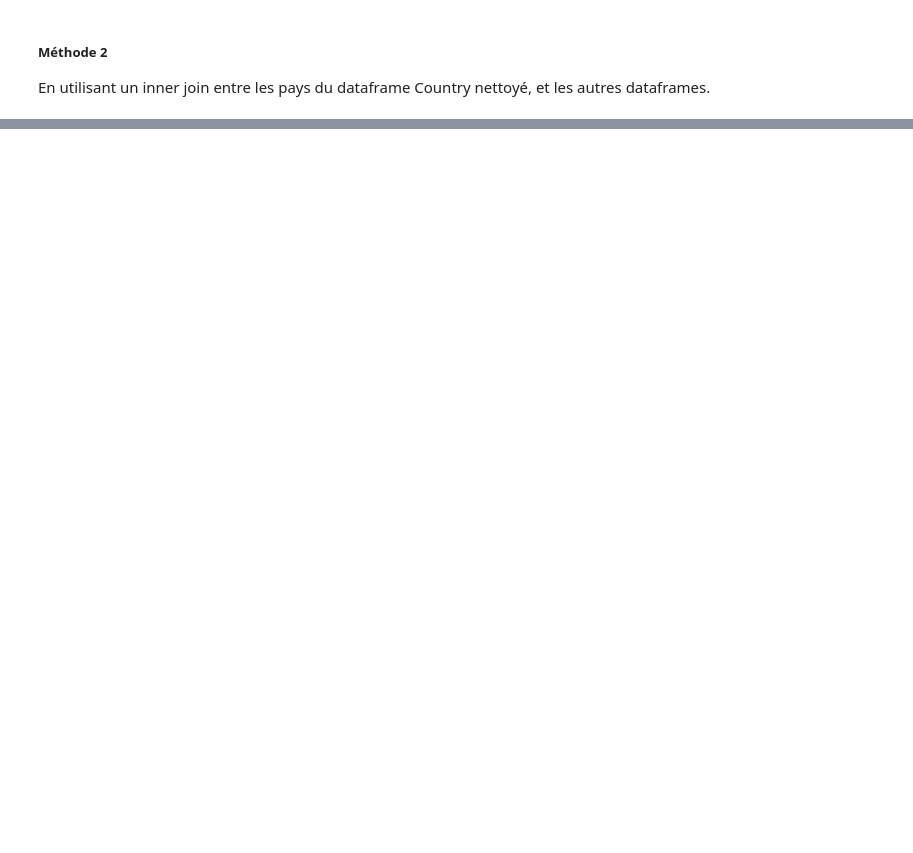
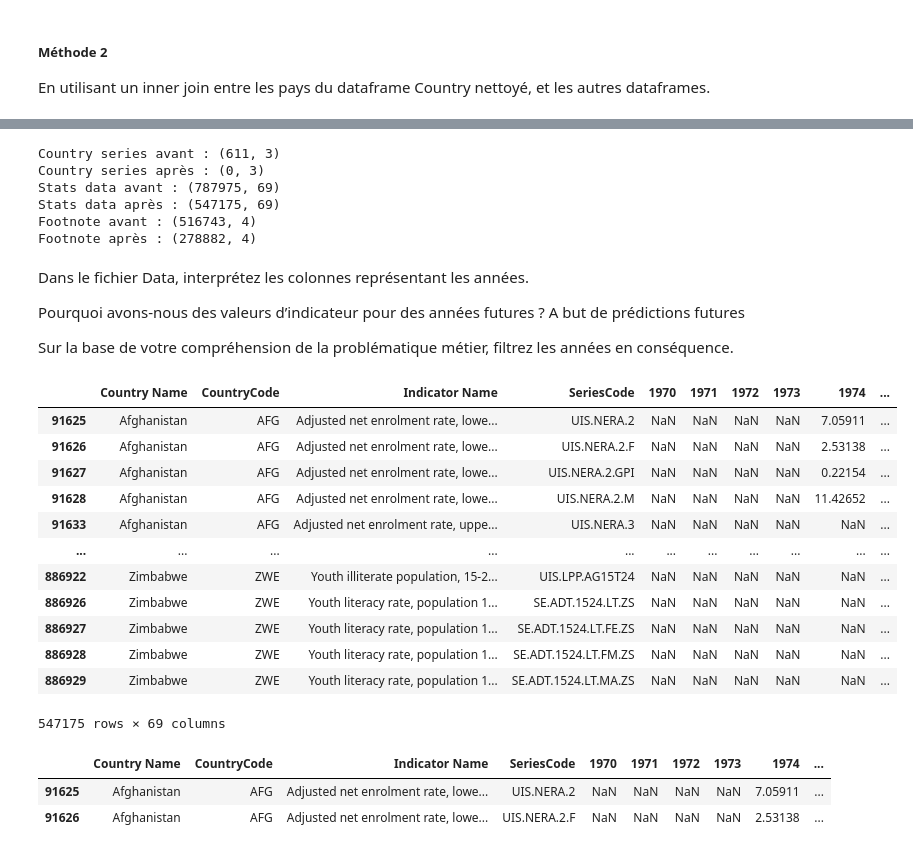
Before and after one commit to AunCly/p2_analyze_educational_data, a Jupyter notebook: p2.ipynb, the cells around one changed output, grey strips where cells are left out. Saved outputs shown, nothing was run; the diff lists cells and outputs as text; code cells hidden in the pictures; blank space fills up the shorter version.

Commit message:
fix filters for part one + part two

```diff
--- a/p2.ipynb
+++ b/p2.ipynb
@@ -141,6 +263,7 @@ countries_cleaned = imported_countries[ ~ imported_countries['Region'].isnull()]
 En stockant les faux pays dans une liste qui sera utilisée pour le filtrage des différents dataframes.
 # %%
 # On enregistre les pays a supprimer
+print(f'Nombre de pays total : {imported_countries.shape[0]}')
 countries_to_remove = imported_countries[imported_countries['Region'].isnull()]
 print(f'Country a supprimer : {countries_to_remove.shape[0]}')
 print(f'Country restant : {imported_countries.shape[0] - countries_to_remove.shape[0]}')
@@ -152,10 +275,10 @@ print(f'Country series après : {method_one_country_series_filtered.shape}')
 
 # On supprime les stats data qui on un Indicator Code qui n'est pas dans les SeriesCode des country_series_filtered
 print(f'Stats data avant : {imported_data.shape}')
-method_one_stats_filtered = imported_data[imported_data['SeriesCode'].isin(method_one_country_series_filtered['SeriesCode'])]
+method_one_stats_filtered = imported_data[ ~ imported_data['CountryCode'].isin(countries_to_remove['CountryCode'])]
 print(f'Stats data après : {method_one_stats_filtered.shape}')
 
 # On supprime les footnote qui on un SeriesCode qui n'est pas dans les SeriesCode des country_series_filtered
 print(f'Footnote avant : {imported_footnote.shape}')
-method_one_footnote_filtered = imported_footnote[imported_footnote['SeriesCode'].isin(method_one_country_series_filtered['SeriesCode'])]
+method_one_footnote_filtered = imported_footnote[ ~ imported_footnote['CountryCode'].isin(countries_to_remove['CountryCode'])]
 print(f'Footnote après : {method_one_footnote_filtered.shape}')
@@ -171,10 +304,10 @@ print(f'Country series avant : {method_two_country_series_fitered.shape}')
 
 # On joint a le df method_two_country_series_fitered au df stats en inner pour s'assurer de ne garder que les stats qui ont un SeriesCode qui est présent dans les SeriesCode de notre df method_two_country_series_fitered
 print(f'Stats data avant : {imported_data.shape}')
-method_one_stats_filtered = imported_data.merge(method_two_country_series_fitered, how='inner')
+method_two_stats_filtered = imported_data.merge(method_two_country_series_fitered, how='inner')
 print(f'Stats data après : {method_one_stats_filtered.shape}')
 
 # On joint
 print(f'Footnote avant : {imported_footnote.shape}')
-method_one_footnote_filtered = imported_footnote.merge(method_two_country_series_fitered, how='inner')
+method_two_footnote_filtered = imported_footnote.merge(method_two_country_series_fitered, how='inner')
 print(f'Footnote après : {method_one_footnote_filtered.shape}')
@@ -180,0 +356,11 @@ print(f'Footnote après : {method_one_footnote_filtered.shape}')
+# %%
+# Gardez les catégories qui font sens par rapport à la demande de Mark et l’objectif du projet et supprimez les autres.
+# significant_topics = ['']
+significant_topics = ['Learning Outcomes', 'Attainment', 'Secondary', 'Tertiary', 'Teachers', 'Literacy', 'Infrastructure', 'Population']
+significative_series = imported_series[imported_series['Topic'].isin(significant_topics)]
+
+# Calculez le nombre d’indicateurs restants.
+print(f'Indicateurs avant filtrage : {imported_series.shape}')
+print(f'Indicateurs après filtrage : {significative_series.shape}')
+
+significative_series['Topic'].value_counts()
@@ -180,0 +388,58 @@ print(f'Footnote après : {method_one_footnote_filtered.shape}')
+# %%
+# Filtrez l’ensemble des jeux de données pour ne garder que les indicateurs sélectionnés.
+
+print(f'Country series avant : {method_one_country_series_filtered.shape}')
+country_series_filtered = method_one_country_series_filtered[method_one_country_series_filtered['SeriesCode'].isin(significative_series['SeriesCode'])]
+print(f'Country series après : {country_series_filtered.shape}')
+
+print(f'Stats data avant : {method_one_stats_filtered.shape}')
+stats_filtered = method_one_stats_filtered[method_one_stats_filtered['SeriesCode'].isin(significative_series['SeriesCode'])]
+print(f'Stats data après : {stats_filtered.shape}')
+
+print(f'Footnote avant : {method_one_footnote_filtered.shape}')
+footnote_filtered = method_one_footnote_filtered[method_one_footnote_filtered['SeriesCode'].isin(significative_series['SeriesCode'])]
+print(f'Footnote après : {footnote_filtered.shape}')
+# %% [output]
+Country series avant : (611, 3)
+Country series après : (0, 3)
+Stats data avant : (787975, 69)
+Stats data après : (547175, 69)
+Footnote avant : (516743, 4)
+Footnote après : (278882, 4)
+# %% [markdown]
+Dans le fichier Data, interprétez les colonnes représentant les années.
+
+Pourquoi avons-nous des valeurs d’indicateur pour des années futures ?
+A but de prédictions futures
+
+Sur la base de votre compréhension de la problématique métier, filtrez les années en conséquence.
+# %%
+# Aucune année n'a de donnée de renseignée au delas de l'année 2016, je supprime les colonnes des années au delas de 2016
+
+import numpy as np
+
+columns_to_drop = np.arange(2020,2105,5)
+columns_to_drop = [str(col) for col in columns_to_drop]
+stats_filtered.columns
+stats_filtered
+# stats_filtered.drop(columns=columns_to_drop, inplace=True)
+# %% [output]
+|  | Country Name | CountryCode | Indicator Name | SeriesCode | 1970 | 1971 | 1972 | 1973 | 1974 | ... |
+| 91625 | Afghanistan | AFG | Adjusted net enrolment rate, lowe... | UIS.NERA.2 | NaN | NaN | NaN | NaN | 7.05911 | ... |
+| 91626 | Afghanistan | AFG | Adjusted net enrolment rate, lowe... | UIS.NERA.2.F | NaN | NaN | NaN | NaN | 2.53138 | ... |
+| 91627 | Afghanistan | AFG | Adjusted net enrolment rate, lowe... | UIS.NERA.2.GPI | NaN | NaN | NaN | NaN | 0.22154 | ... |
+| 91628 | Afghanistan | AFG | Adjusted net enrolment rate, lowe... | UIS.NERA.2.M | NaN | NaN | NaN | NaN | 11.42652 | ... |
+| 91633 | Afghanistan | AFG | Adjusted net enrolment rate, uppe... | UIS.NERA.3 | NaN | NaN | NaN | NaN | NaN | ... |
+| ... | ... | ... | ... | ... | ... | ... | ... | ... | ... | ... |
+| 886922 | Zimbabwe | ZWE | Youth illiterate population, 15-2... | UIS.LPP.AG15T24 | NaN | NaN | NaN | NaN | NaN | ... |
+| 886926 | Zimbabwe | ZWE | Youth literacy rate, population 1... | SE.ADT.1524.LT.ZS | NaN | NaN | NaN | NaN | NaN | ... |
+| 886927 | Zimbabwe | ZWE | Youth literacy rate, population 1... | SE.ADT.1524.LT.FE.ZS | NaN | NaN | NaN | NaN | NaN | ... |
+| 886928 | Zimbabwe | ZWE | Youth literacy rate, population 1... | SE.ADT.1524.LT.FM.ZS | NaN | NaN | NaN | NaN | NaN | ... |
+| 886929 | Zimbabwe | ZWE | Youth literacy rate, population 1... | SE.ADT.1524.LT.MA.ZS | NaN | NaN | NaN | NaN | NaN | ... |
+547175 rows × 69 columns
+# %%
+stats_filtered.head(2)
+# %% [output]
+|  | Country Name | CountryCode | Indicator Name | SeriesCode | 1970 | 1971 | 1972 | 1973 | 1974 | ... |
+| 91625 | Afghanistan | AFG | Adjusted net enrolment rate, lowe... | UIS.NERA.2 | NaN | NaN | NaN | NaN | 7.05911 | ... |
+| 91626 | Afghanistan | AFG | Adjusted net enrolment rate, lowe... | UIS.NERA.2.F | NaN | NaN | NaN | NaN | 2.53138 | ... |
```
Also changed, not shown: parts of 24 cells of this notebook, 1 other file.
